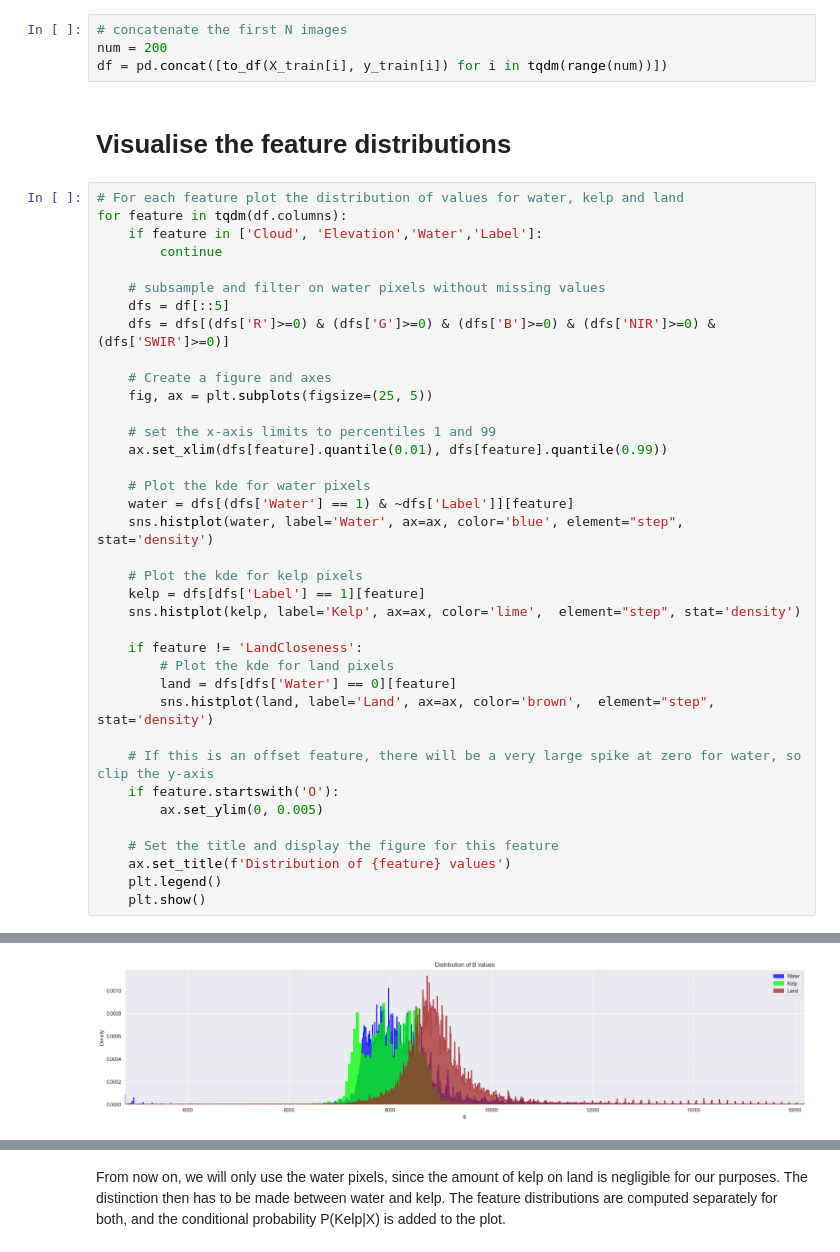
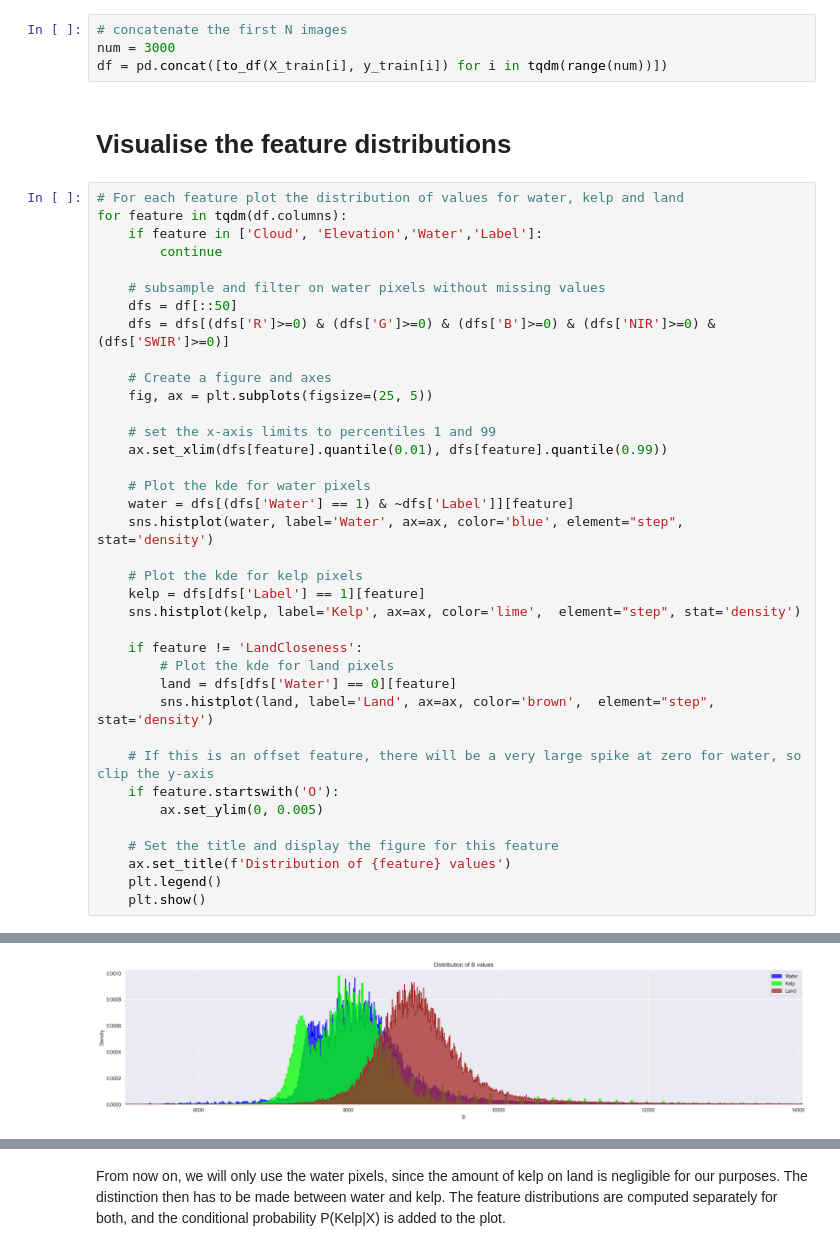
Before and after one commit to TeamEpochGithub/iv-q2-detect-kelp, a Jupyter notebook: notebooks/feat-suite.ipynb, the cells around one changed output, grey strips where cells are left out. Saved outputs shown, nothing was run; the diff lists cells and outputs as text.

```diff
--- a/notebooks/feat-suite.ipynb
+++ b/notebooks/feat-suite.ipynb
@@ -104,7 +104,7 @@ def to_df(img: np.ndarray, label: np.ndarray):
     return df
 # %%
 # concatenate the first N images
-num = 200
+num = 3000
 df = pd.concat([to_df(X_train[i], y_train[i]) for i in tqdm(range(num))])
 # %% [markdown]
 # Visualise the feature distributions
@@ -115,7 +115,7 @@ for feature in tqdm(df.columns):
         continue
 
     # subsample and filter on water pixels without missing values
-    dfs = df[::5]
+    dfs = df[::50]
     dfs = dfs[(dfs['R']>=0) & (dfs['G']>=0) & (dfs['B']>=0) & (dfs['NIR']>=0) & (dfs['SWIR']>=0)]
 
     # Create a figure and axes
@@ -153 +153 @@ for feature in tqdm(df.columns):
-[figure, old version]
+[figure, new version]
```
Also changed, not shown: parts of 7 cells of this notebook, 2 other files.
